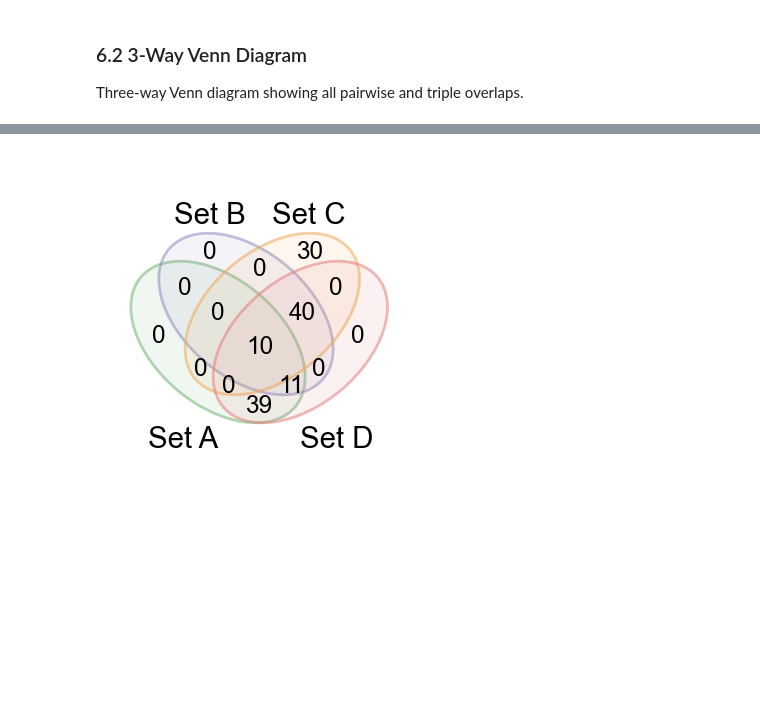
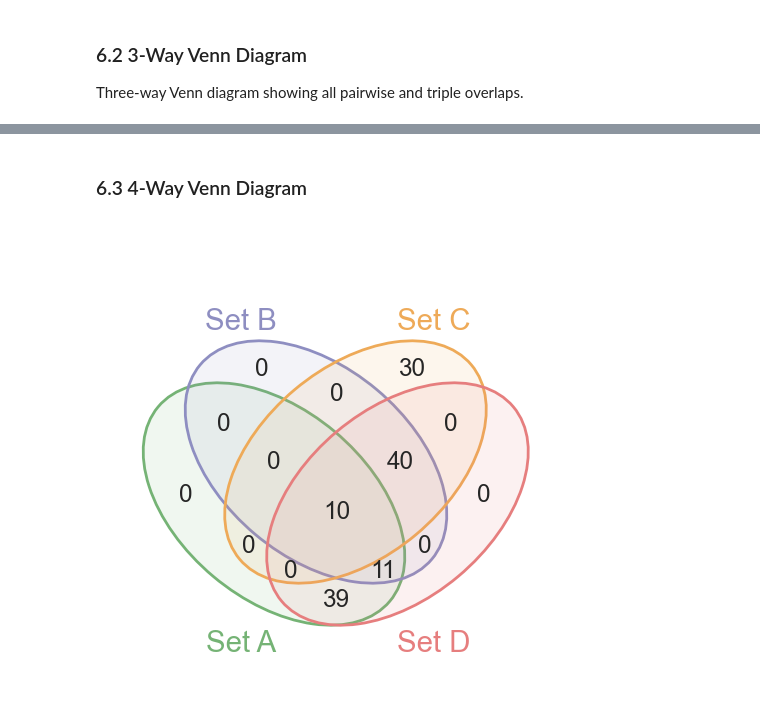
Before and after one commit to jorgebotas/prettyplot, a Jupyter notebook: examples.ipynb, the cells around one changed output, grey strips where cells are left out. Drawn from its saved outputs; the diff is of its cells as text; code cells hidden in the pictures; blank space fills up the shorter version.

```diff
--- a/examples.ipynb
+++ b/examples.ipynb
@@ -651,16 +647,18 @@ fig, ax = pp.venn(
+# %% [markdown]
+### 6.3 4-Way Venn Diagram
 # %%
 # Create three sets
 setA = set(range(1, 61))     # 1-60
 setB = set(range(40, 101))   # 40-100
 setC = set(range(51, 131))   # 70-130
 setD = set(range(1, 101))   # 1-100
 
 # Create 3-way Venn
 fig, ax = pp.venn(
     sets=[setA, setB, setC, setD],
     labels=['Set A', 'Set B', 'Set C', 'Set D'],
     colors=pp.get_palette('pastel_categorical', n_colors=4),
-    set_labels=True
+    figsize=(6, 6)
 )
 # %% [output]
-[figure, old version]
+[figure, new version]
```
Also changed, not shown: parts of 9 cells of this notebook, 5 other files.
